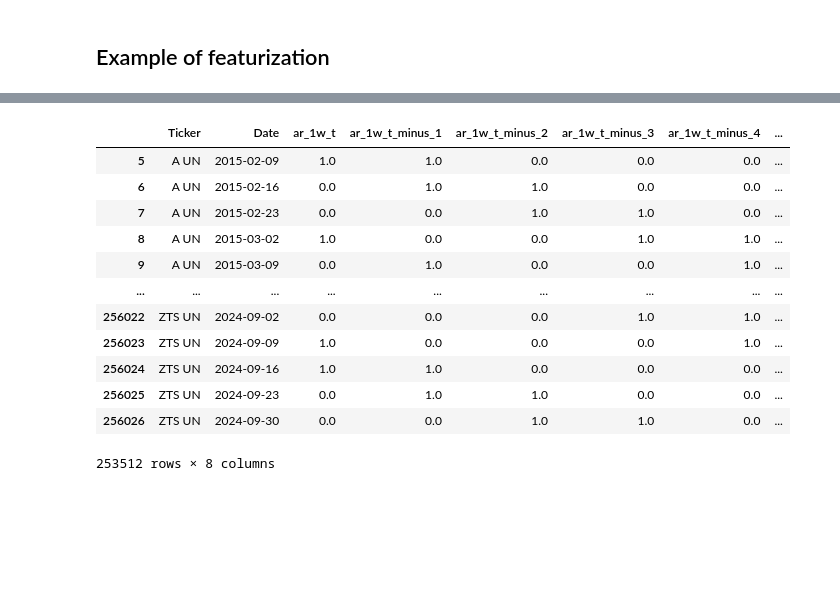
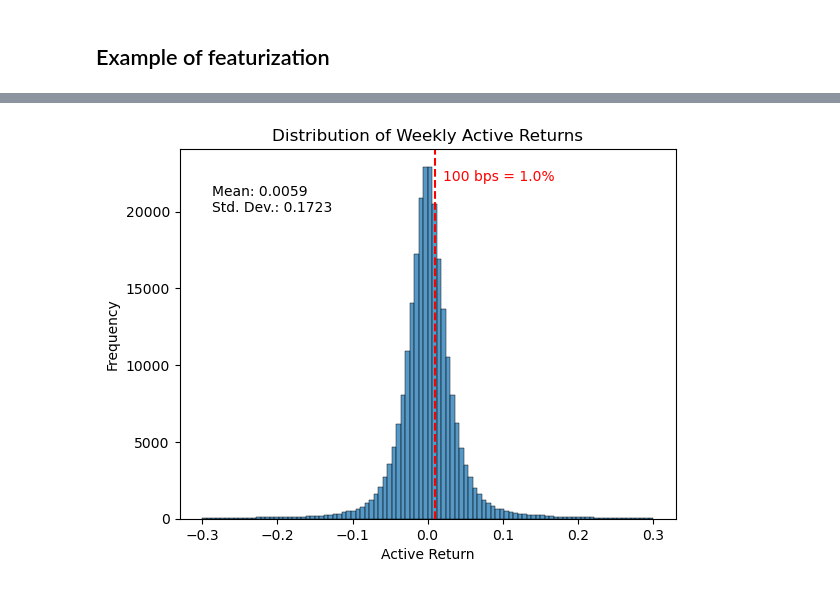
Before and after one commit to aashish-khub/bm_outperformers_project, a Jupyter notebook: dslc_documentation/02_eda.ipynb, the cells around one changed output, grey strips where cells are left out. Drawn from its saved outputs; the diff is of its cells as text; code cells hidden in the pictures; blank space fills up the shorter version.

```diff
--- a/dslc_documentation/02_eda.ipynb
+++ b/dslc_documentation/02_eda.ipynb
@@ -163,17 +178,0 @@ featurized_active_returns_weekly
-# %%
-featurized_active_returns_thresholded_weekly = featurize_time_series(active_returns_thresholded, "1w", 5)
-featurized_active_returns_thresholded_weekly
-# %% [output]
-|  | Ticker | Date | ar_1w_t | ar_1w_t_minus_1 | ar_1w_t_minus_2 | ar_1w_t_minus_3 | ar_1w_t_minus_4 | ... |
-| 5 | A UN | 2015-02-09 | 1.0 | 1.0 | 0.0 | 0.0 | 0.0 | ... |
-| 6 | A UN | 2015-02-16 | 0.0 | 1.0 | 1.0 | 0.0 | 0.0 | ... |
-| 7 | A UN | 2015-02-23 | 0.0 | 0.0 | 1.0 | 1.0 | 0.0 | ... |
-| 8 | A UN | 2015-03-02 | 1.0 | 0.0 | 0.0 | 1.0 | 1.0 | ... |
-| 9 | A UN | 2015-03-09 | 0.0 | 1.0 | 0.0 | 0.0 | 1.0 | ... |
-| ... | ... | ... | ... | ... | ... | ... | ... | ... |
-| 256022 | ZTS UN | 2024-09-02 | 0.0 | 0.0 | 0.0 | 1.0 | 1.0 | ... |
-| 256023 | ZTS UN | 2024-09-09 | 1.0 | 0.0 | 0.0 | 0.0 | 1.0 | ... |
-| 256024 | ZTS UN | 2024-09-16 | 1.0 | 1.0 | 0.0 | 0.0 | 0.0 | ... |
-| 256025 | ZTS UN | 2024-09-23 | 0.0 | 1.0 | 1.0 | 0.0 | 0.0 | ... |
-| 256026 | ZTS UN | 2024-09-30 | 0.0 | 0.0 | 1.0 | 1.0 | 0.0 | ... |
-253512 rows × 8 columns
@@ -182,0 +179,24 @@ featurized_active_returns_thresholded_weekly.to_csv(DATA_DIR + BM_NAME + "_featu
+# %%
+#is the data for ar_1w_t gaussian distributed?
+import matplotlib.pyplot as plt
+import seaborn as sns
+# sns.histplot(featurized_active_returns_weekly["ar_1w_t"], kde=True)
+# plt.show()
+#reduce xlim to mean +/- 3*std
+data_mean = featurized_active_returns_weekly["ar_1w_t"].mean()
+data_std = featurized_active_returns_weekly["ar_1w_t"].std()
+#make histplot within the range of mean +/- 3*std
+sns.histplot(featurized_active_returns_weekly["ar_1w_t"],binrange=(-.3,.3),bins=100)
+# plt.xlim(data_mean - 3*data_std, data_mean + 3*data_std)
+plt.title("Distribution of Weekly Active Returns")
+plt.xlabel("Active Return")
+plt.ylabel("Frequency")
+#print mean and std in top left corner
+plt.text(data_mean - 1.7*data_std, 20000, f"Mean: {data_mean:.4f}\nStd. Dev.: {data_std:.4f}")
+#plot line at active return = N_THRESHOLD_BPS / 10000
+plt.axvline(x=N_THRESHOLD_BPS / 10000, linestyle="--",color="red")
+#label this line
+plt.text(N_THRESHOLD_BPS / 10000 + 0.01, 22000, f"{N_THRESHOLD_BPS} bps = {N_THRESHOLD_BPS/100}%",color="red")
+plt.show()
+# %% [output]
+[figure, added]
```
Also changed, not shown: parts of 3 cells of this notebook.
